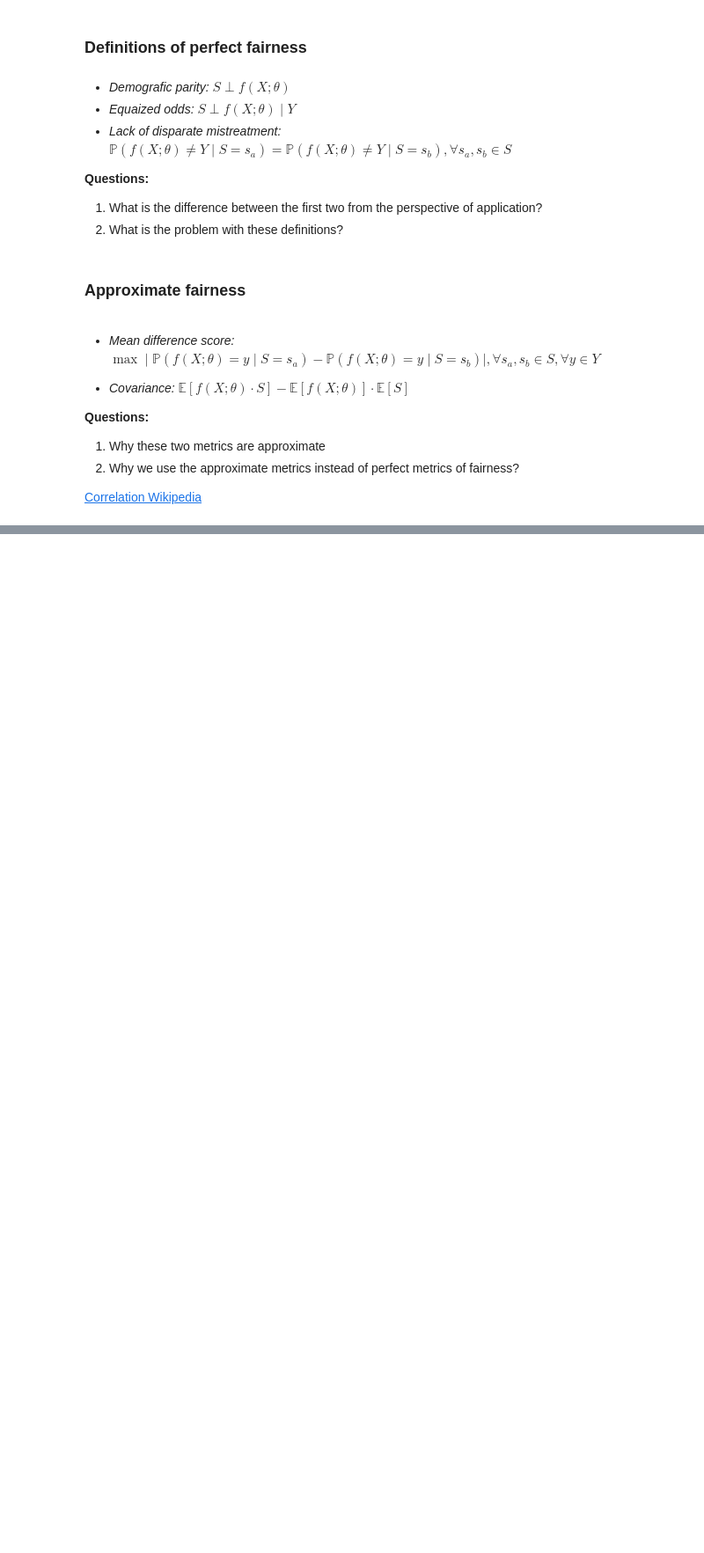
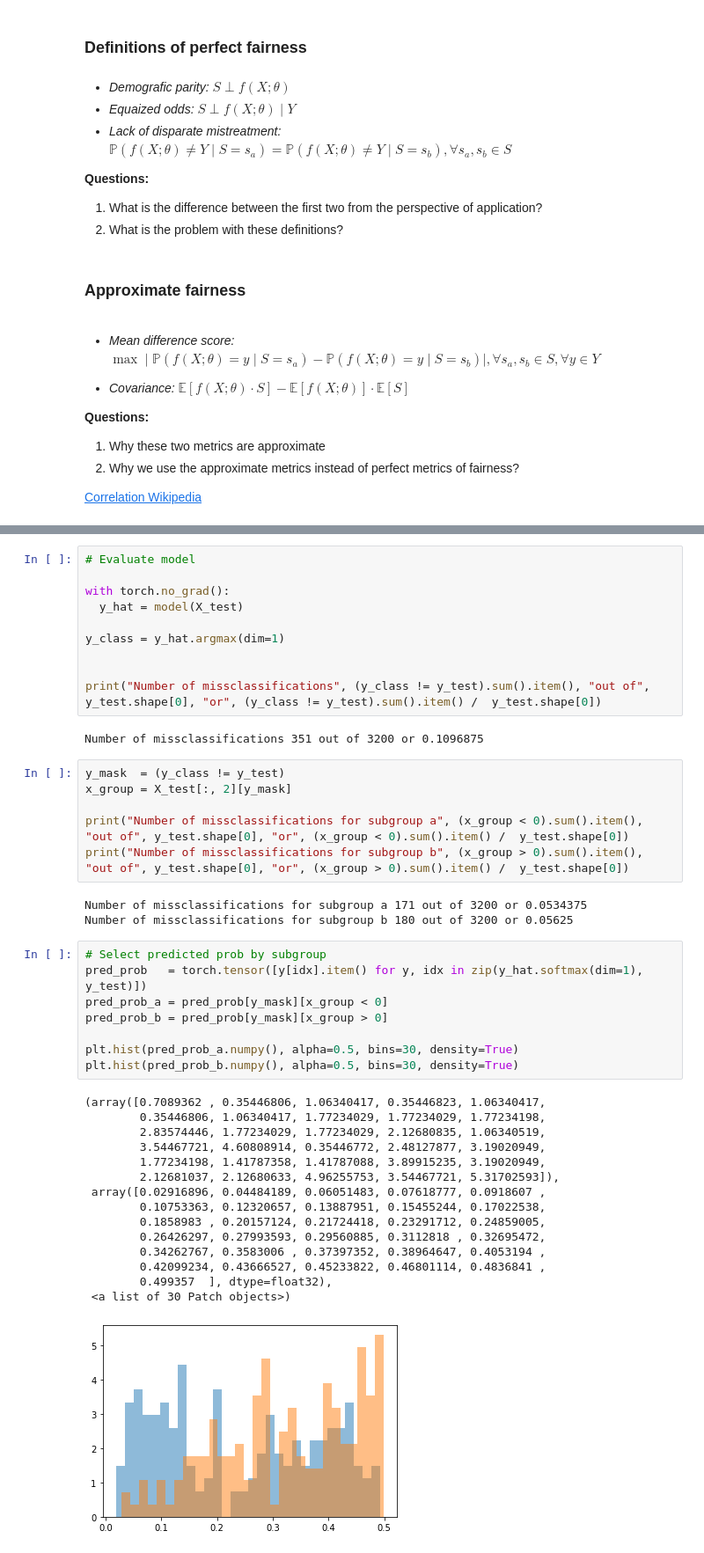
Before and after one commit to valeriu-balaban/fair-ml-presentation, a Jupyter notebook: Fair_ML_Presentation.ipynb, the cells around one changed output, grey strips where cells are left out. Shown at 88% size. Drawn from its saved outputs; the diff is of its cells as text; blank space fills up the shorter version.

```diff
--- a/Fair_ML_Presentation.ipynb
+++ b/Fair_ML_Presentation.ipynb
@@ -271,0 +324,45 @@ To simplify things we will focus only on classification. Although, the methods w
+# %%
+# Evaluate model
+
+with torch.no_grad():
+  y_hat = model(X_test)
+
+y_class = y_hat.argmax(dim=1)
+
+
+print("Number of missclassifications", (y_class != y_test).sum().item(), "out of", y_test.shape[0], "or", (y_class != y_test).sum().item() /  y_test.shape[0])
+# %% [output]
+Number of missclassifications 351 out of 3200 or 0.1096875
+# %%
+y_mask  = (y_class != y_test)
+x_group = X_test[:, 2][y_mask]
+
+print("Number of missclassifications for subgroup a", (x_group < 0).sum().item(), "out of", y_test.shape[0], "or", (x_group < 0).sum().item() /  y_test.shape[0])
+print("Number of missclassifications for subgroup b", (x_group > 0).sum().item(), "out of", y_test.shape[0], "or", (x_group > 0).sum().item() /  y_test.shape[0])
+# %% [output]
+Number of missclassifications for subgroup a 171 out of 3200 or 0.0534375
+Number of missclassifications for subgroup b 180 out of 3200 or 0.05625
+# %%
+# Select predicted prob by subgroup
+pred_prob   = torch.tensor([y[idx].item() for y, idx in zip(y_hat.softmax(dim=1), y_test)])
+pred_prob_a = pred_prob[y_mask][x_group < 0]
+pred_prob_b = pred_prob[y_mask][x_group > 0]
+
+plt.hist(pred_prob_a.numpy(), alpha=0.5, bins=30, density=True)
+plt.hist(pred_prob_b.numpy(), alpha=0.5, bins=30, density=True)
+# %% [output]
+(array([0.7089362 , 0.35446806, 1.06340417, 0.35446823, 1.06340417,
+        0.35446806, 1.06340417, 1.77234029, 1.77234029, 1.77234198,
+        2.83574446, 1.77234029, 1.77234029, 2.12680835, 1.06340519,
+        3.54467721, 4.60808914, 0.35446772, 2.48127877, 3.19020949,
+        1.77234198, 1.41787358, 1.41787088, 3.89915235, 3.19020949,
+        2.12681037, 2.12680633, 4.96255753, 3.54467721, 5.31702593]),
+ array([0.02916896, 0.04484189, 0.06051483, 0.07618777, 0.0918607 ,
+        0.10753363, 0.12320657, 0.13887951, 0.15455244, 0.17022538,
+        0.1858983 , 0.20157124, 0.21724418, 0.23291712, 0.24859005,
+        0.26426297, 0.27993593, 0.29560885, 0.3112818 , 0.32695472,
+        0.34262767, 0.3583006 , 0.37397352, 0.38964647, 0.4053194 ,
+        0.42099234, 0.43666527, 0.45233822, 0.46801114, 0.4836841 ,
+        0.499357  ], dtype=float32),
+ <a list of 30 Patch objects>)
+[figure, added]
```
Also changed, not shown: parts of 8 cells of this notebook.
